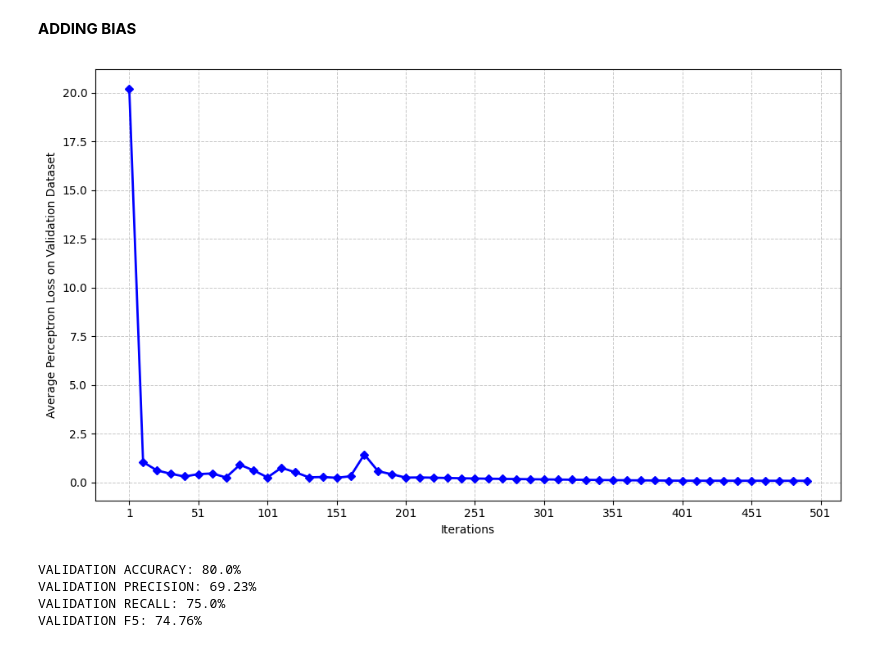
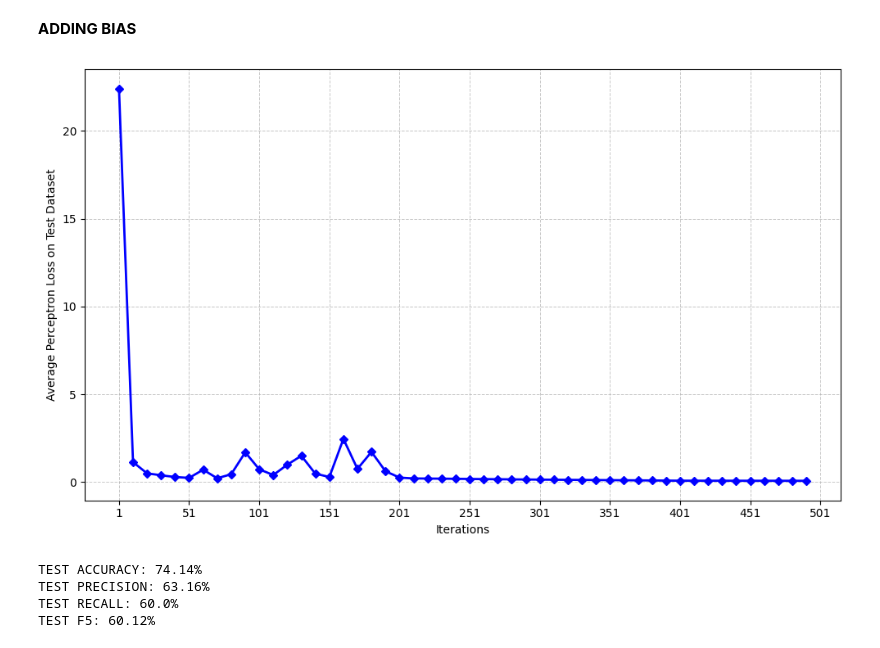
Before and after one commit to dasgauranga2/Deep-Learning-Fundamentals-Assignment-1, a Jupyter notebook: Assignment 1.ipynb, the cells around one changed output. Cells and saved outputs as stored; diff of their text form; code cells hidden in the pictures.

```diff
--- a/Assignment 1.ipynb
+++ b/Assignment 1.ipynb
@@ -283,7 +276,7 @@ l2_reg = 0.5
 # INITIALIZED TO ZERO
 w3 = torch.zeros(x.shape[1], dtype=torch.float64)
 # %%
-val_losses = []
+test_losses = []
 # %%
 for j in range(n_iter):
     # VECTOR USED TO UPDATE THE WEIGHT VECTOR
@@ -303,10 +296,11 @@ for j in range(n_iter):
     # UPDATE THE WEIGHT VECTOR
     w3 = w3 + lr*(weight_update - (l2_reg*w3))
 
+    # EVERY 200 ITERATIONS REDUCE THE LEARNING-RATE BY A FACTOR OF 0.1
     if j%200 == 0:
         lr = lr*0.1
 
     if j%10 == 0:
-        # CALCULATE THE PERCEPTRON LOSS ON THE VALIDATION DATASET
-        val_losses.append(loss_func(x_val,y_val,w3))
+        # CALCULATE THE PERCEPTRON LOSS ON THE TEST DATASET
+        test_losses.append(loss_func(x_test,y_test,w3))
 # %%
@@ -343,7 +337,7 @@ lr = 0.1
 # INITIALIZED TO ZERO
 w4 = torch.zeros(x.shape[1]+1, dtype=torch.float64)
 # %%
-val_losses = []
+test_losses = []
 # %%
 for j in range(n_iter):
     # VECTOR USED TO UPDATE THE WEIGHT VECTOR
@@ -363,31 +357,32 @@ for j in range(n_iter):
     # UPDATE THE WEIGHT VECTOR
     w4 = w4 + lr*weight_update
 
+    # EVERY 200 ITERATIONS REDUCE THE LEARNING-RATE BY A FACTOR OF 0.1
     if j%200 == 0:
         lr = lr*0.1
 
     if j%10 == 0:
-        # CALCULATE THE PERCEPTRON LOSS ON THE VALIDATION DATASET
-        x_val_augmented = torch.cat((x_val, torch.ones(x_val.shape[0], 1)), dim=1)
-        val_losses.append(loss_func(x_val_augmented,y_val,w4))
+        # CALCULATE THE PERCEPTRON LOSS ON THE TEST DATASET
+        x_test_augmented = torch.cat((x_test, torch.ones(x_test.shape[0], 1)), dim=1)
+        test_losses.append(loss_func(x_test_augmented,y_test,w4))
 # %%
-# PLOT THE VALIDATION SET LOSS CURVE
-plot_losses(val_losses, 'Iterations', 'Average Perceptron Loss on Validation Dataset')
+# PLOT THE TEST SET LOSS CURVE
+plot_losses(test_losses, 'Iterations', 'Average Perceptron Loss on Test Dataset')
 # %% [output]
-[figure, old version]
+[figure, new version]
 # %%
-# GET THE MODEL PREDICTIONS ON THE VALIDATION SET
-preds = predict(x_val_augmented,w4)
+# GET THE MODEL PREDICTIONS ON THE TEST SET
+preds = predict(x_test_augmented,w4)
 
-print(f'VALIDATION ACCURACY: {round(accuracy_score(y_val, preds)*100,2)}%')
-print(f'VALIDATION PRECISION: {round(precision_score(y_val, preds)*100,2)}%')
-print(f'VALIDATION RECALL: {round(recall_score(y_val, preds)*100,2)}%')
-print(f'VALIDATION F5: {round(fbeta_score(y_val, preds, beta=5)*100,2)}%')
+print(f'TEST ACCURACY: {round(accuracy_score(y_test, preds)*100,2)}%')
+print(f'TEST PRECISION: {round(precision_score(y_test, preds)*100,2)}%')
+print(f'TEST RECALL: {round(recall_score(y_test, preds)*100,2)}%')
+print(f'TEST F5: {round(fbeta_score(y_test, preds, beta=5)*100,2)}%')
 # %% [output]
-VALIDATION ACCURACY: 80.0%
-VALIDATION PRECISION: 69.23%
-VALIDATION RECALL: 75.0%
-VALIDATION F5: 74.76%
+TEST ACCURACY: 74.14%
+TEST PRECISION: 63.16%
+TEST RECALL: 60.0%
+TEST F5: 60.12%
 # %%
 # OUTPUT THE WEIGHT VECTOR
 w4
```
Also changed, not shown: parts of 22 cells of this notebook.
